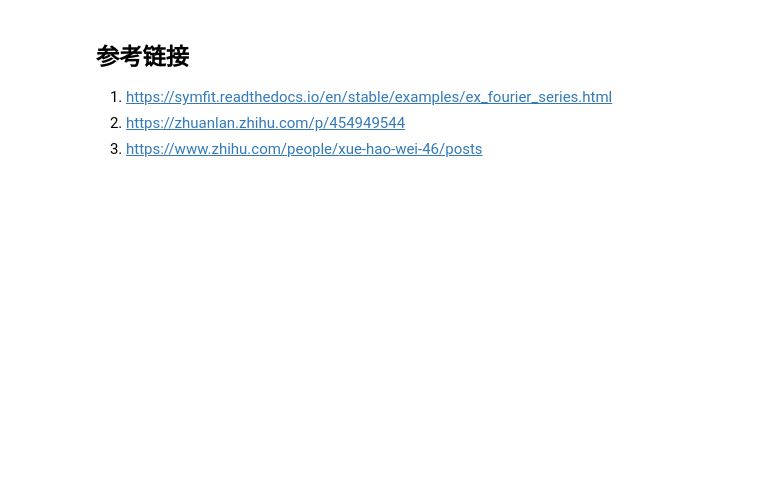
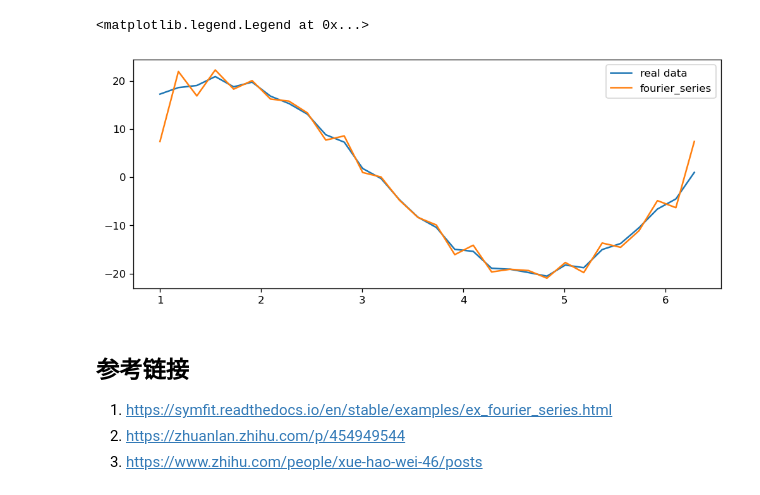
Before and after one commit to yuanzhoulvpi2017/tiny_python, a Jupyter notebook: Fourier_Series/02_fit_v1.ipynb, the cells around one changed output. Drawn from its saved outputs; the diff is of its cells as text; code cells hidden in the pictures; blank space fills up the shorter version.

```diff
--- a/Fourier_Series/02_fit_v1.ipynb
+++ b/Fourier_Series/02_fit_v1.ipynb
@@ -62,38 +86,44 @@ y = np.cos(x*20)+ np.sin(x) * 20
 
 
 def FouriseSeries(x, y, n):
+    """
+    计算方法二
+    """
     a = []
     b = []
     T = np.max(x) - np.min(x)
     w = 2 * np.pi / T
     a0 = 2 * simpson(y, x) / T
     for index in range(n):
         a_ = 2 * simpson(y * np.cos((index+1) * w * x), x) / T
         b_ = 2 * simpson(y * np.sin((index+1) * w * x), x) / T
         a.append(a_)
         b.append(b_)
 
     t = x
     M = np.zeros_like(x)
 
     for index in range(n):
         M = M + a[index] * np.cos((index+1)*w*t) + \
             b[index] * np.sin((index+1)*w*t)
 
     f = a0 / 2 + M
     return (t, f)
 
 
-# (pred_x, pred_y) = FouriseSeries(x, y, n=20)
+(pred_x, pred_y) = FouriseSeries(x, y, n=20)
 
-res = fourier2dt(x, y, n=10)
-pred_x = res[:, 0]
-pred_y = res[:, 1]
+# res = fourier2dt(x, y, n=10)
+# pred_x = res[:, 0]
+# pred_y = res[:, 1]
 
 fig, ax = plt.subplots(figsize=(10, 4), dpi=120)
 ax.plot(x, y, label='real data')
 ax.plot(pred_x, pred_y, label='fourier_series')
 ax.legend()
+# %% [output]
+<matplotlib.legend.Legend at 0x...>
+[figure, added]
 # %% [markdown]
 ## 参考链接
 1. https://symfit.readthedocs.io/en/stable/examples/ex_fourier_series.html
```
Also changed, not shown: parts of 4 cells of this notebook, 3 other files.
